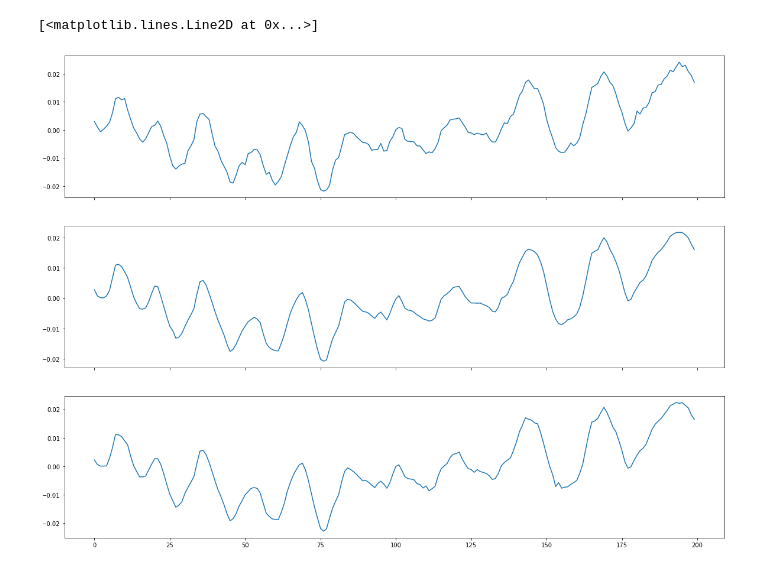
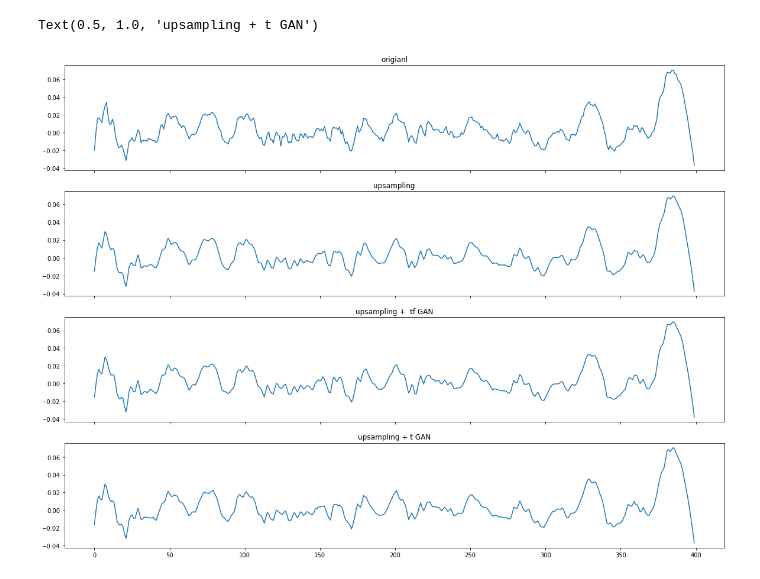
Before and after one commit to mohamad-hasan-sohan-ajini/snippets, a Jupyter notebook: audio_super_resolution/compare.ipynb, the cells around one changed output. Drawn from its saved outputs; the diff is of its cells as text; code cells hidden in the pictures.

Commit message:
add tf model

```diff
--- a/audio_super_resolution/compare.ipynb
+++ b/audio_super_resolution/compare.ipynb
@@ -9,13 +9,18 @@ from model import ResNet
 x, sr = sf.read('resources/wav/id07396_aq4ZbefRp3E_00161.wav')
 x = x.astype(np.float32)
 # %%
-model_new = ResNet(n_layers=[3, 5, 5, 3], init_planes=32)
-model_new.load_state_dict(torch.load('models/asr_e19.pth'))
-model_new.eval()
-model_new.to('cuda:0')
+model_t1 = ResNet(n_layers=[3, 5, 5, 3], init_planes=32)
+model_t1.load_state_dict(torch.load('models_t1/asr_e29.pth'))
+model_t1.eval()
+model_t1.to('cuda:0')
+
+model_tf1 = ResNet(n_layers=[3, 5, 5, 3], init_planes=32)
+model_tf1.load_state_dict(torch.load('models_tf1/asr_e29.pth'))
+model_tf1.eval()
+model_tf1.to('cuda:0')
 
 model_old = ResNet(n_layers=[3, 5, 5, 3], init_planes=32)
-model_old.load_state_dict(torch.load('models_old/asr_e19.pth'))
+model_old.load_state_dict(torch.load('models_old/asr_e29.pth'))
 model_old.eval()
 model_old.to('cuda:0')
 print('')
@@ -28,18 +33,30 @@ x_zero[::2] = 0
 # %%
 x_zero = torch.from_numpy(x_zero).unsqueeze(0).unsqueeze(0).to('cuda:0')
 
+
 with torch.no_grad():
-    out_new = model_new(x_zero)
-sf.write('reconstruct_new.wav', out_new.squeeze().cpu().numpy(), 16000)
+    out_t1 = model_t1(x_zero)
+sf.write('r_t1.wav', out_t1.squeeze().cpu().numpy(), 16000)
+
+with torch.no_grad():
+    out_tf1 = model_tf1(x_zero)
+sf.write('r_tf1.wav', out_tf1.squeeze().cpu().numpy(), 16000)
 
 with torch.no_grad():
     out_old = model_old(x_zero)
-sf.write('reconstruct_old.wav', out_old.squeeze().cpu().numpy(), 16000)
+sf.write('r_old.wav', out_old.squeeze().cpu().numpy(), 16000)
 # %%
-fig, (ax1, ax2, ax3) = plt.subplots(3, 1, sharex=True, figsize=(20, 15))
-ax1.plot(x[1000:1200])
-ax2.plot(out_old.squeeze().cpu().numpy()[1000:1200])
-ax3.plot(out_new.squeeze().cpu().numpy()[1000:1200])
+fig, (ax1, ax2, ax3, ax4) = plt.subplots(4, 1, sharex=True, figsize=(20, 15))
+offset = 60000
+n_samples = 400
+ax1.plot(x[offset:offset + n_samples])
+ax1.set_title('origianl')
+ax2.plot(out_old.squeeze().cpu().numpy()[offset:offset + n_samples])
+ax2.set_title('upsampling')
+ax3.plot(out_tf1.squeeze().cpu().numpy()[offset:offset + n_samples])
+ax3.set_title('upsampling +  tf GAN')
+ax4.plot(out_t1.squeeze().cpu().numpy()[offset:offset + n_samples])
+ax4.set_title('upsampling + t GAN')
 # %% [output]
-[<matplotlib.lines.Line2D at 0x...>]
+Text(0.5, 1.0, 'upsampling + t GAN')
-[figure, old version]
+[figure, new version]
```
